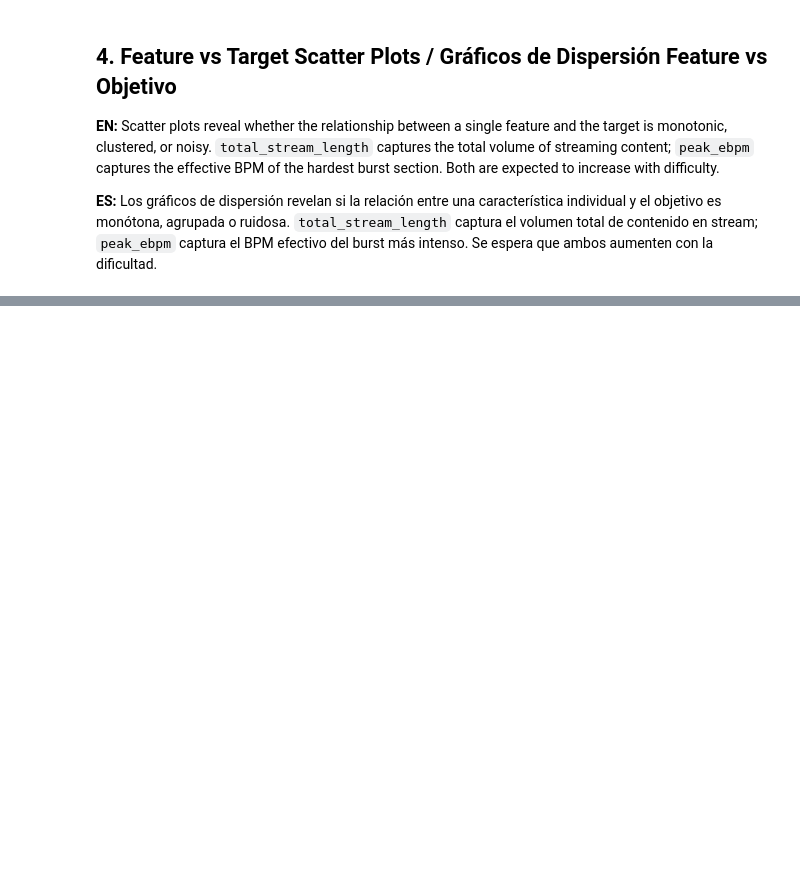
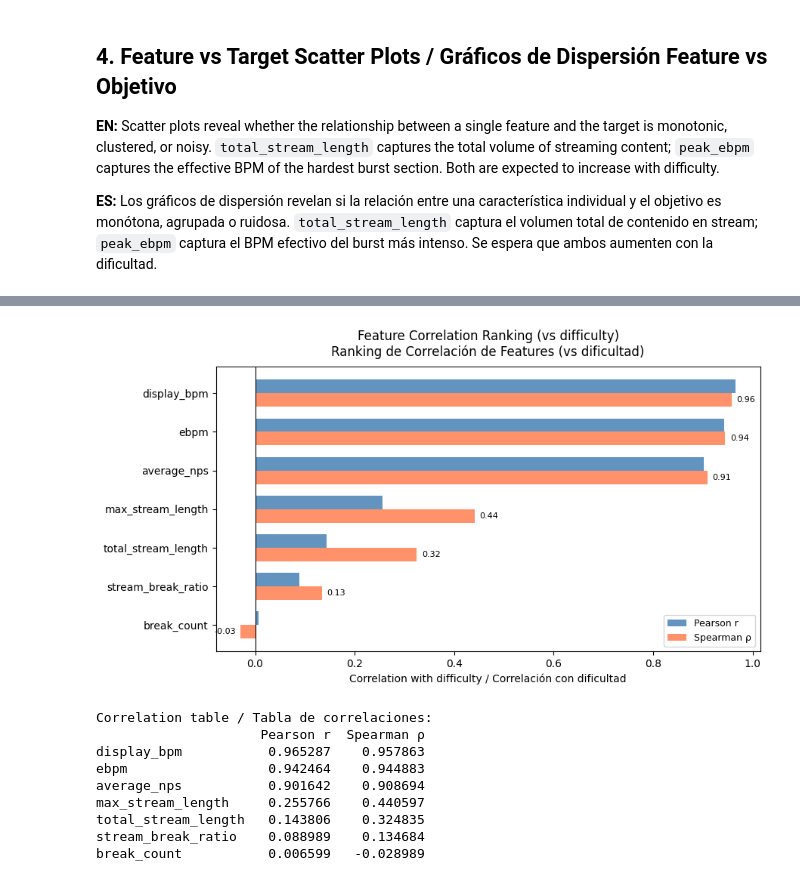
Before and after one commit to MaruDeHabanero/ITGStamina-rater-ml, a Jupyter notebook: ml-core/notebooks/03_exploratory_data_analysis.ipynb, the cells around one changed output, grey strips where cells are left out. Cells and saved outputs as stored; diff of their text form; code cells hidden in the pictures; blank space fills up the shorter version.

```diff
--- a/ml-core/notebooks/03_exploratory_data_analysis.ipynb
+++ b/ml-core/notebooks/03_exploratory_data_analysis.ipynb
@@ -255,0 +259,63 @@ plt.show()
+# %%
+# ES: Columnas numéricas de features (excluir target, hash y ruta de archivo).
+# EN: Numeric feature columns (exclude target, hash, and file path).
+EXCLUDE_COLS = {"difficulty", "chart_id", "source_file", "breakdown"}
+feature_cols = [c for c in df.select_dtypes(include="number").columns if c not in EXCLUDE_COLS]
+
+# ES: Calcular correlaciones de Pearson y Spearman con la variable objetivo.
+# EN: Compute Pearson and Spearman correlations with the target variable.
+pearson = df[feature_cols + ["difficulty"]].corr(method="pearson")["difficulty"].drop("difficulty")
+spearman = df[feature_cols + ["difficulty"]].corr(method="spearman")["difficulty"].drop("difficulty")
+
+corr_df = pd.DataFrame({
+    "Pearson r": pearson,
+    "Spearman ρ": spearman,
+}).sort_values("Spearman ρ", key=abs, ascending=True)
+
+# ES: Gráfico de barras horizontales con ambas correlaciones, ordenadas por |Spearman|.
+# EN: Horizontal bar chart with both correlations, sorted by |Spearman|.
+fig, ax = plt.subplots(figsize=(9, 5))
+
+y_pos = np.arange(len(corr_df))
+bar_h = 0.35
+
+bars_p = ax.barh(y_pos + bar_h / 2, corr_df["Pearson r"], bar_h,
+                 label="Pearson r", color="steelblue", alpha=0.85)
+bars_s = ax.barh(y_pos - bar_h / 2, corr_df["Spearman ρ"], bar_h,
+                 label="Spearman ρ", color="coral", alpha=0.85)
+
+ax.set_yticks(y_pos)
+ax.set_yticklabels(corr_df.index, fontsize=10)
+ax.axvline(0, color="black", linewidth=0.8)
+ax.set_xlabel("Correlation with difficulty / Correlación con dificultad", fontsize=10)
+ax.set_title(
+    "Feature Correlation Ranking (vs difficulty)\nRanking de Correlación de Features (vs dificultad)",
+    fontsize=12, pad=10,
+)
+ax.legend(fontsize=9)
+
+# ES: Anotar el valor de Spearman en cada barra para lectura rápida.
+# EN: Annotate each bar with the Spearman value for quick reading.
+for bar in bars_s:
+    w = bar.get_width()
+    ax.text(
+        w + (0.01 if w >= 0 else -0.01), bar.get_y() + bar.get_height() / 2,
+        f"{w:.2f}", va="center", ha="left" if w >= 0 else "right", fontsize=8,
+    )
+
+plt.tight_layout()
+plt.show()
+
+print("\nCorrelation table / Tabla de correlaciones:")
+print(corr_df.sort_values("Spearman ρ", key=abs, ascending=False).to_string())
+# %% [output]
+[figure, added]
+Correlation table / Tabla de correlaciones:
+                     Pearson r  Spearman ρ
+display_bpm           0.965287    0.957863
+ebpm                  0.942464    0.944883
+average_nps           0.901642    0.908694
+max_stream_length     0.255766    0.440597
+total_stream_length   0.143806    0.324835
+stream_break_ratio    0.088989    0.134684
+break_count           0.006599   -0.028989
```
Also changed, not shown: parts of 7 cells of this notebook, 1 other file.
